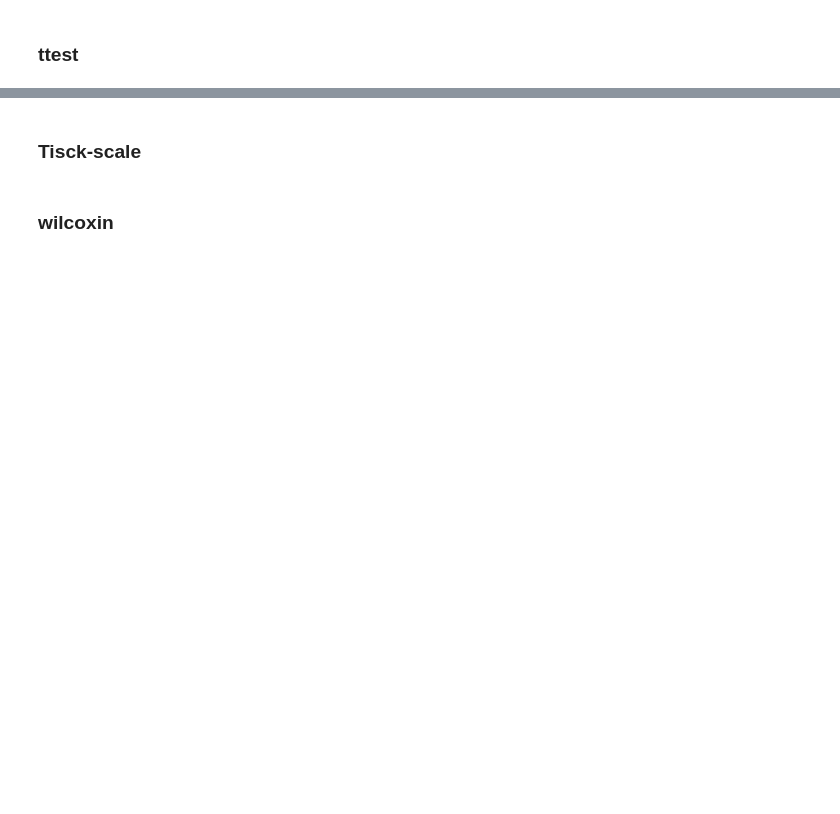
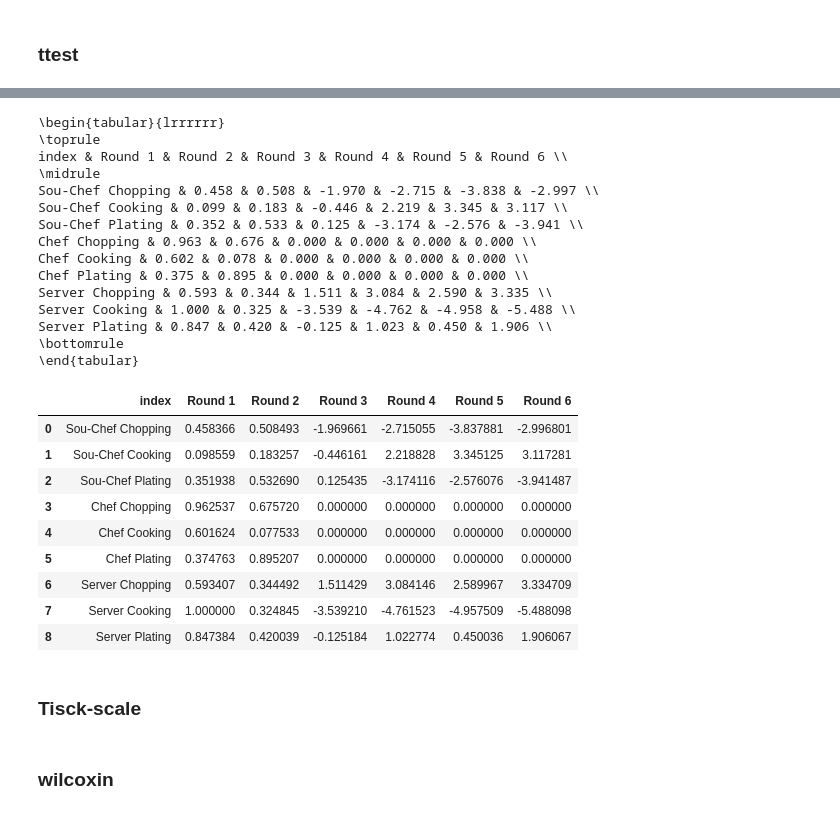
Before and after one commit to Thunderbeee/hai-cooking, a Jupyter notebook: analysis new/ticks-scale analysis.ipynb, the cells around one changed output, grey strips where cells are left out. Saved outputs shown, nothing was run; the diff lists cells and outputs as text; code cells hidden in the pictures; blank space fills up the shorter version.

```diff
--- a/analysis new/ticks-scale analysis.ipynb
+++ b/analysis new/ticks-scale analysis.ipynb
@@ -224,3 +151,76 @@ Server Plating & 0.819 & 0.246 & 0.741 & 0.121 & 0.022 & 0.012 \\
+# %%
+def ttest_round(df1, df2):
+    final_record = []
+    control_rounds = get_rounds(df1)
+    s1_rounds = get_rounds(df2)
+    feature_index = 0
+    for feature_index in np.arange(9):
+        df_index_fixed = feature_index+2
+        cur_record = []
+        for i in np.arange(6):
+            if i < 2:
+                df_index = df_index_fixed
+                x = control_rounds[i].iloc[:, df_index]
+                y = s1_rounds[i].iloc[:, df_index]
+                sample_len = min(x.shape[0], y.shape[0])
+                x, y = x.iloc[:sample_len, ], y.iloc[:sample_len, ]
+                cur_record.append(scipy.stats.ttest_ind(
+                    x, y
+                )[1])
+            else:
+                if feature_index in [3,4,5]:
+                    cur_record.append(0)
+                else:
+                    if feature_index > 5:
+                        df_index = df_index_fixed - 3
+                    x = control_rounds[i].iloc[:, df_index]
+                    y = s1_rounds[i].iloc[:, df_index]
+                    sample_len = min(x.shape[0], y.shape[0])
+                    x, y = x.iloc[:sample_len, ], y.iloc[:sample_len, ]
+                    cur_record.append(scipy.stats.ttest_ind(
+                        x, y
+                    )[0])
+        final_record.append(cur_record)
+    df = pd.DataFrame(final_record)
+    df = df.rename(columns={0:"Round 1", 1:"Round 2", 2:"Round 3", 3:"Round 4", 4:"Round 5", 5:"Round 6"})
+    df = df.rename({0:"Sou-Chef Chopping", 1:"Sou-Chef Cooking", 2:"Sou-Chef Plating",
+                    3:"Chef Chopping", 4:"Chef Cooking", 5:"Chef Plating",
+                   6: "Server Chopping", 7: "Server Cooking", 8:"Server Plating"}, axis=0)
+    df = df.reset_index()
+    print(
+        df.to_latex(index=False,
+                    formatters={"name": str.upper},
+                    float_format="{:.3f}".format)
+    )
+    return df
+
+ttest_round(control, t1)
+# %% [output]
+\begin{tabular}{lrrrrrr}
+\toprule
+index & Round 1 & Round 2 & Round 3 & Round 4 & Round 5 & Round 6 \\
+\midrule
+Sou-Chef Chopping & 0.458 & 0.508 & -1.970 & -2.715 & -3.838 & -2.997 \\
+Sou-Chef Cooking & 0.099 & 0.183 & -0.446 & 2.219 & 3.345 & 3.117 \\
+Sou-Chef Plating & 0.352 & 0.533 & 0.125 & -3.174 & -2.576 & -3.941 \\
+Chef Chopping & 0.963 & 0.676 & 0.000 & 0.000 & 0.000 & 0.000 \\
+Chef Cooking & 0.602 & 0.078 & 0.000 & 0.000 & 0.000 & 0.000 \\
+Chef Plating & 0.375 & 0.895 & 0.000 & 0.000 & 0.000 & 0.000 \\
+Server Chopping & 0.593 & 0.344 & 1.511 & 3.084 & 2.590 & 3.335 \\
+Server Cooking & 1.000 & 0.325 & -3.539 & -4.762 & -4.958 & -5.488 \\
+Server Plating & 0.847 & 0.420 & -0.125 & 1.023 & 0.450 & 1.906 \\
+\bottomrule
+\end{tabular}
+|  | index | Round 1 | Round 2 | Round 3 | Round 4 | Round 5 | Round 6 |
+| 0 | Sou-Chef Chopping | 0.458366 | 0.508493 | -1.969661 | -2.715055 | -3.837881 | -2.996801 |
+| 1 | Sou-Chef Cooking | 0.098559 | 0.183257 | -0.446161 | 2.218828 | 3.345125 | 3.117281 |
+| 2 | Sou-Chef Plating | 0.351938 | 0.532690 | 0.125435 | -3.174116 | -2.576076 | -3.941487 |
+| 3 | Chef Chopping | 0.962537 | 0.675720 | 0.000000 | 0.000000 | 0.000000 | 0.000000 |
+| 4 | Chef Cooking | 0.601624 | 0.077533 | 0.000000 | 0.000000 | 0.000000 | 0.000000 |
+| 5 | Chef Plating | 0.374763 | 0.895207 | 0.000000 | 0.000000 | 0.000000 | 0.000000 |
+| 6 | Server Chopping | 0.593407 | 0.344492 | 1.511429 | 3.084146 | 2.589967 | 3.334709 |
+| 7 | Server Cooking | 1.000000 | 0.324845 | -3.539210 | -4.761523 | -4.957509 | -5.488098 |
+| 8 | Server Plating | 0.847384 | 0.420039 | -0.125184 | 1.022774 | 0.450036 | 1.906067 |
 # %% [markdown]
 ### Tisck-scale
 # %%
```
Also changed, not shown: parts of 8 cells of this notebook.
